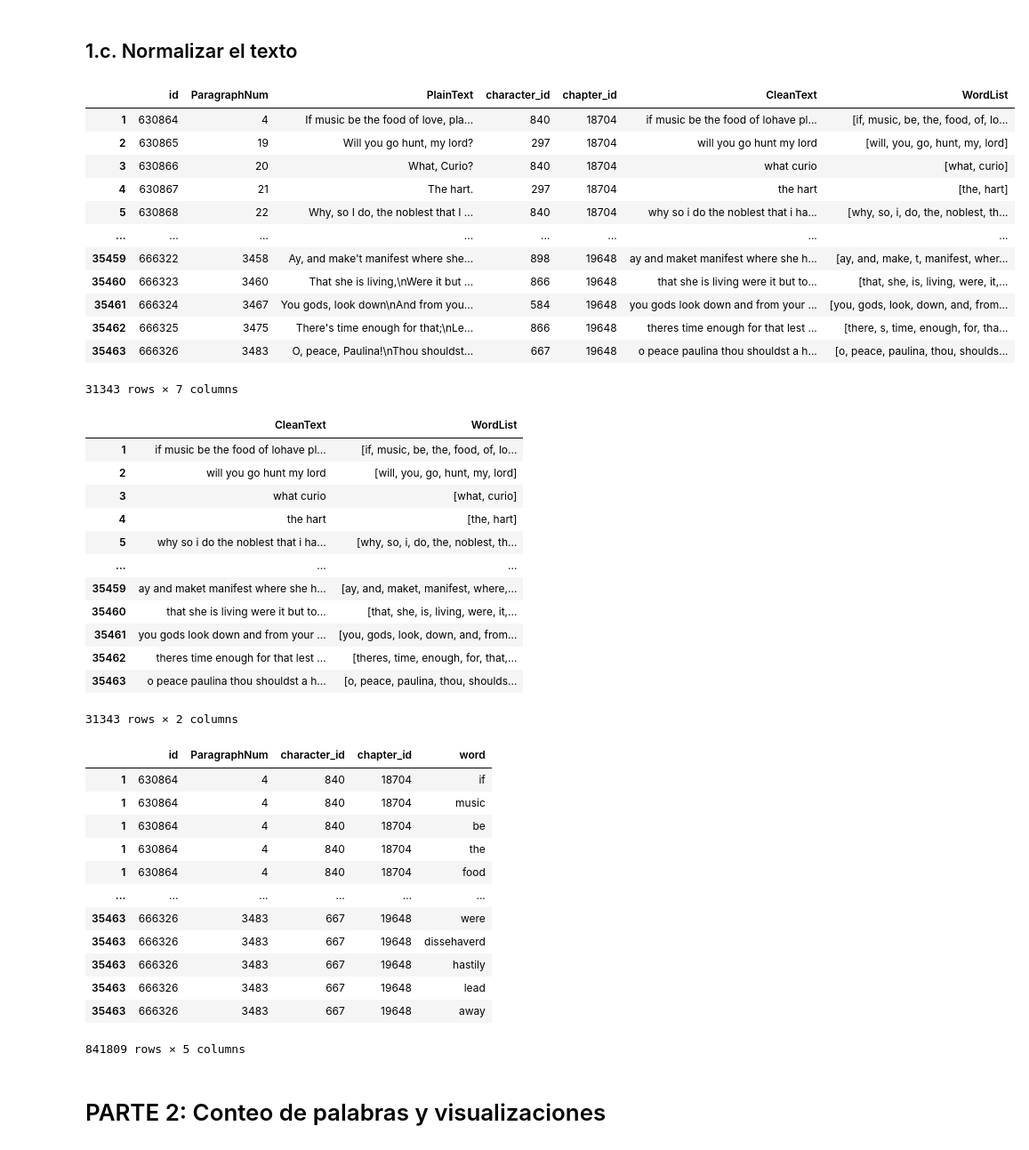
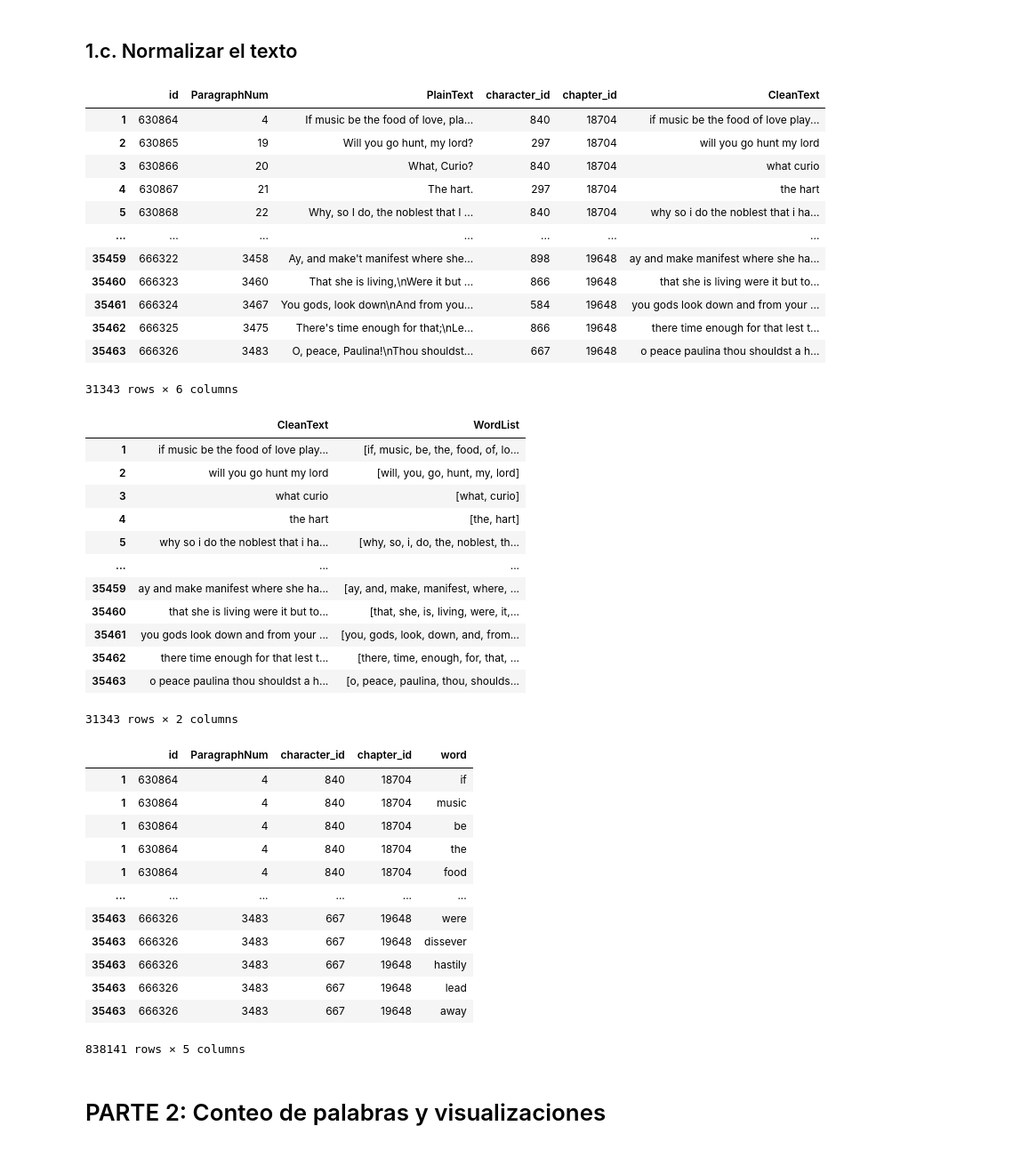
Before and after one commit to lupish/introcd_grupo_17, a Jupyter notebook: Tarea_1/shakespeare_propuesta.ipynb, the cells around one changed output. Shown at 89% size. Drawn from its saved outputs; the diff is of its cells as text; code cells hidden in the pictures.

```diff
--- a/Tarea_1/shakespeare_propuesta.ipynb
+++ b/Tarea_1/shakespeare_propuesta.ipynb
@@ -302,52 +303,54 @@ def clean_text(df, column_name):
     # TODO: completar signos de puntuación faltantes
     for punc in ["\n", ",", ";", ".", "?", "!", ":", "-","--", "\"", "(", ")","&c","[","]",]:
         result = result.str.replace(punc, " ")
 
-    # cambiar las contracciones por sus palabras ---> TAMBIEN PARA LAS NEGATIVAS?
-    contractions = [{"contraction": "'re", "word": " are"}, {"contraction": "'ll", "word": "will"},
-                    {"contraction": 've', "word": "have"}, {"contraction": "'twas", "word": "it was"}]
+    # Cambiar las contracciones por sus palabras ---> TAMBIEN PARA LAS NEGATIVAS?
+    contractions = [{"contraction": "'re", "word": "are"}, {"contraction": "'ll", "word": "will"},
+                    {"contraction": "'ve", "word": "have"}, {"contraction": "'twas", "word": "it was"}]
     for c in contractions:
         result = result.str.replace(c["contraction"], c["word"])
 
-    # Luego de remplazar las contracciones quito los apostrofes "'"
-    for punc in ["'",]:
-        result = result.str.replace(punc, "")
+    # Para las contracciones que no detectamos eliminamos el apostrofe y el palabra abreviada.
+
+    result = result.str.replace(r"'[^']*?\s", " ", regex=True)
+
+
 
     #cambiar digitos por sus palabras
     digits =[{'digit':'0','word':'zero'},{'digit':'1','word':'one'},{'digit':'2','word':'two'},{'digit':'3','word':'three'},
              {'digit':'4','word':'four'},{'digit':'5','word':'five'},{'digit':'6','word':'six'},{'digit':'7','word':'seven'},
              {'digit':'8','word':'eight'},{'digit':'9','word':'nine'}]
 
     for d in digits:
         result = result.str.replace(d["digit"], d["word"])
 
     return result
 
 
 # Creamos una nueva columna CleanText a partir de PlainText
 df_paragraphs["CleanText"] = clean_text(df_paragraphs, "PlainText")
 
 # eliminamos las frases limpiadas que quedaron vacias (indicaciones de escena)
 df_paragraphs.dropna(subset=["CleanText"], inplace=True)
 
 # Veamos la diferencia
 df_paragraphs[["PlainText", "CleanText"]]
 
 df_paragraphs
 # %% [output]
-|  | id | ParagraphNum | PlainText | character_id | chapter_id | CleanText | WordList |
-| 1 | 630864 | 4 | If music be the food of love, pla... | 840 | 18704 | if music be the food of lohave pl... | [if, music, be, the, food, of, lo... |
-| 2 | 630865 | 19 | Will you go hunt, my lord? | 297 | 18704 | will you go hunt my lord | [will, you, go, hunt, my, lord] |
-| 3 | 630866 | 20 | What, Curio? | 840 | 18704 | what curio | [what, curio] |
-| 4 | 630867 | 21 | The hart. | 297 | 18704 | the hart | [the, hart] |
-| 5 | 630868 | 22 | Why, so I do, the noblest that I ... | 840 | 18704 | why so i do the noblest that i ha... | [why, so, i, do, the, noblest, th... |
-| ... | ... | ... | ... | ... | ... | ... | ... |
-| 35459 | 666322 | 3458 | Ay, and make't manifest where she... | 898 | 19648 | ay and maket manifest where she h... | [ay, and, make, t, manifest, wher... |
-| 35460 | 666323 | 3460 | That she is living,\nWere it but ... | 866 | 19648 | that she is living were it but to... | [that, she, is, living, were, it,... |
-| 35461 | 666324 | 3467 | You gods, look down\nAnd from you... | 584 | 19648 | you gods look down and from your ... | [you, gods, look, down, and, from... |
-| 35462 | 666325 | 3475 | There's time enough for that;\nLe... | 866 | 19648 | theres time enough for that lest ... | [there, s, time, enough, for, tha... |
-| 35463 | 666326 | 3483 | O, peace, Paulina!\nThou shouldst... | 667 | 19648 | o peace paulina thou shouldst a h... | [o, peace, paulina, thou, shoulds... |
+|  | id | ParagraphNum | PlainText | character_id | chapter_id | CleanText |
+| 1 | 630864 | 4 | If music be the food of love, pla... | 840 | 18704 | if music be the food of love play... |
+| 2 | 630865 | 19 | Will you go hunt, my lord? | 297 | 18704 | will you go hunt my lord |
+| 3 | 630866 | 20 | What, Curio? | 840 | 18704 | what curio |
+| 4 | 630867 | 21 | The hart. | 297 | 18704 | the hart |
+| 5 | 630868 | 22 | Why, so I do, the noblest that I ... | 840 | 18704 | why so i do the noblest that i ha... |
+| ... | ... | ... | ... | ... | ... | ... |
+| 35459 | 666322 | 3458 | Ay, and make't manifest where she... | 898 | 19648 | ay and make manifest where she ha... |
+| 35460 | 666323 | 3460 | That she is living,\nWere it but ... | 866 | 19648 | that she is living were it but to... |
+| 35461 | 666324 | 3467 | You gods, look down\nAnd from you... | 584 | 19648 | you gods look down and from your ... |
+| 35462 | 666325 | 3475 | There's time enough for that;\nLe... | 866 | 19648 | there time enough for that lest t... |
+| 35463 | 666326 | 3483 | O, peace, Paulina!\nThou shouldst... | 667 | 19648 | o peace paulina thou shouldst a h... |
-31343 rows × 7 columns
+31343 rows × 6 columns
 # %%
 # Convierte párrafos en listas "palabra1 palabra2 palabra3" -> ["palabra1", "palabra2", "palabra3"]
 df_paragraphs["WordList"] = df_paragraphs["CleanText"].str.split()
@@ -357,16 +360,16 @@ df_paragraphs["WordList"] = df_paragraphs["CleanText"].str.split()
 df_paragraphs[["CleanText", "WordList"]]
 # %% [output]
 |  | CleanText | WordList |
-| 1 | if music be the food of lohave pl... | [if, music, be, the, food, of, lo... |
+| 1 | if music be the food of love play... | [if, music, be, the, food, of, lo... |
 | 2 | will you go hunt my lord | [will, you, go, hunt, my, lord] |
 | 3 | what curio | [what, curio] |
 | 4 | the hart | [the, hart] |
 | 5 | why so i do the noblest that i ha... | [why, so, i, do, the, noblest, th... |
 | ... | ... | ... |
-| 35459 | ay and maket manifest where she h... | [ay, and, maket, manifest, where,... |
+| 35459 | ay and make manifest where she ha... | [ay, and, make, manifest, where, ... |
 | 35460 | that she is living were it but to... | [that, she, is, living, were, it,... |
 | 35461 | you gods look down and from your ... | [you, gods, look, down, and, from... |
-| 35462 | theres time enough for that lest ... | [theres, time, enough, for, that,... |
+| 35462 | there time enough for that lest t... | [there, time, enough, for, that, ... |
 | 35463 | o peace paulina thou shouldst a h... | [o, peace, paulina, thou, shoulds... |
 31343 rows × 2 columns
 # %%
@@ -375,8 +378,6 @@ df_words = df_paragraphs.explode("WordList")
 
 # eliminar las plabras ya limpiadas que son nulas (indicaciones de escena)
 df_words.dropna(subset=["CleanText"], inplace=True)
-
-df_words.dropna(subset=["CleanText"])
 
 # Quitamos estas columnas redundantes
 df_words.drop(columns=["CleanText", "PlainText"], inplace=True)
@@ -395,11 +396,11 @@ df_words
 | 1 | 630864 | 4 | 840 | 18704 | food |
 | ... | ... | ... | ... | ... | ... |
 | 35463 | 666326 | 3483 | 667 | 19648 | were |
-| 35463 | 666326 | 3483 | 667 | 19648 | dissehaverd |
+| 35463 | 666326 | 3483 | 667 | 19648 | dissever |
 | 35463 | 666326 | 3483 | 667 | 19648 | hastily |
 | 35463 | 666326 | 3483 | 667 | 19648 | lead |
 | 35463 | 666326 | 3483 | 667 | 19648 | away |
-841809 rows × 5 columns
+838141 rows × 5 columns
 # %% [markdown]
 # PARTE 2: Conteo de palabras y visualizaciones
 # %% [markdown]
```
Also changed, not shown: parts of 16 cells of this notebook.
